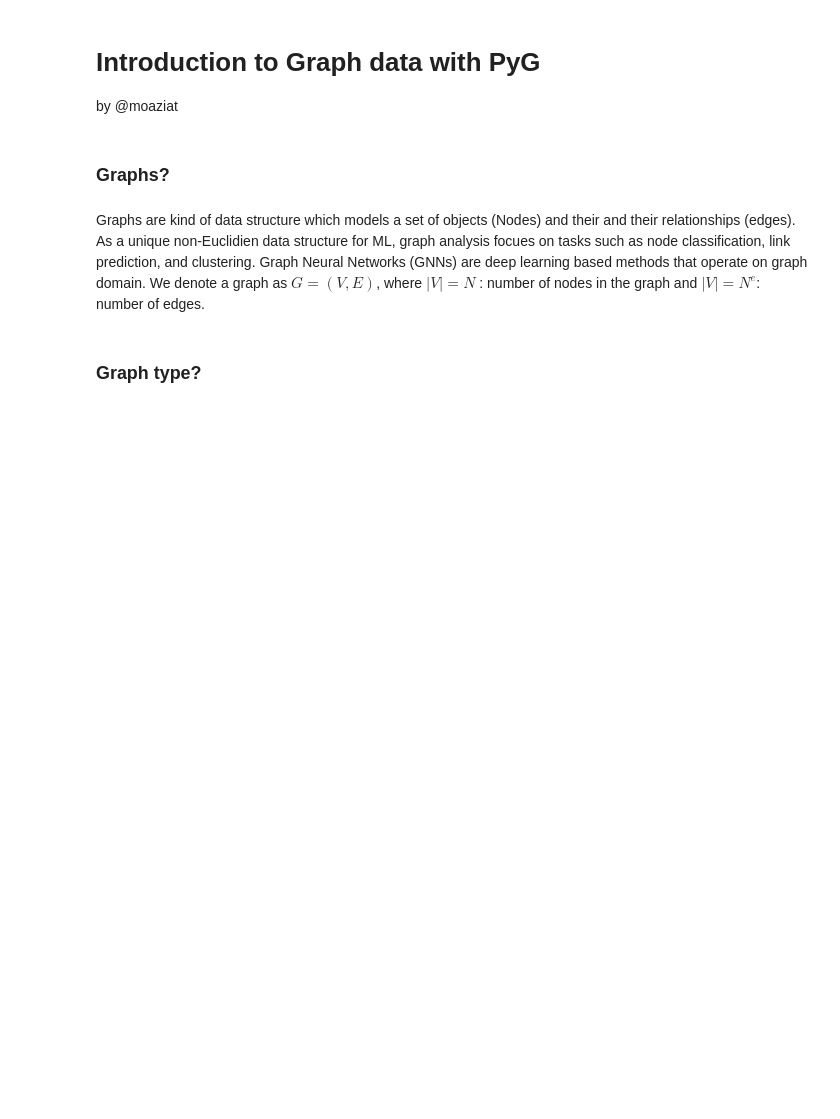
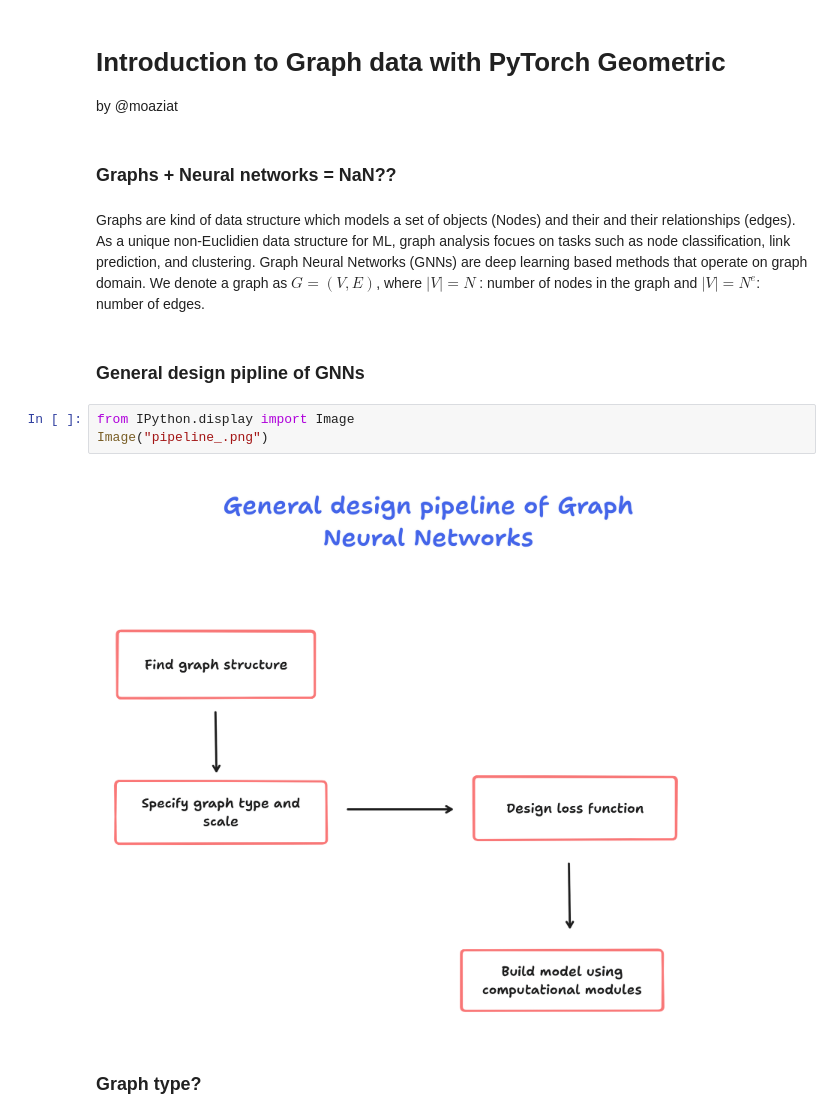
Before and after one commit to moaziat/GNNs-Notebooks, a Jupyter notebook: intro_gnns.ipynb, the cells around one changed output. Drawn from its saved outputs; the diff is of its cells as text; blank space fills up the shorter version.

```diff
--- a/intro_gnns.ipynb
+++ b/intro_gnns.ipynb
@@ -1,11 +1,18 @@
 # %% [markdown]
-# Introduction to Graph data with PyG
+# Introduction to Graph data with PyTorch Geometric
 by @moaziat
 # %% [markdown]
-### Graphs?
+### Graphs + Neural networks = NaN??
 # %% [markdown]
 Graphs are kind of data structure which models a set of objects (Nodes) and their and their relationships (edges). As a unique non-Euclidien data structure for ML, graph analysis focues on tasks such as node classification, link prediction, and clustering. Graph Neural Networks (GNNs) are deep learning based methods that operate on graph domain.
 We denote a graph as $ G = (V, E) $, where $|V| = N$ : number of nodes in the graph  and $ |V| = N^e$: number of edges.
+# %% [markdown]
+### General design pipline of GNNs
+# %%
+from IPython.display import Image
+Image("pipeline_.png")
+# %% [output]
+[figure, added]
 # %% [markdown]
 ### Graph type?
 # %% [markdown]
```
Also changed, not shown: parts of 12 cells of this notebook.
